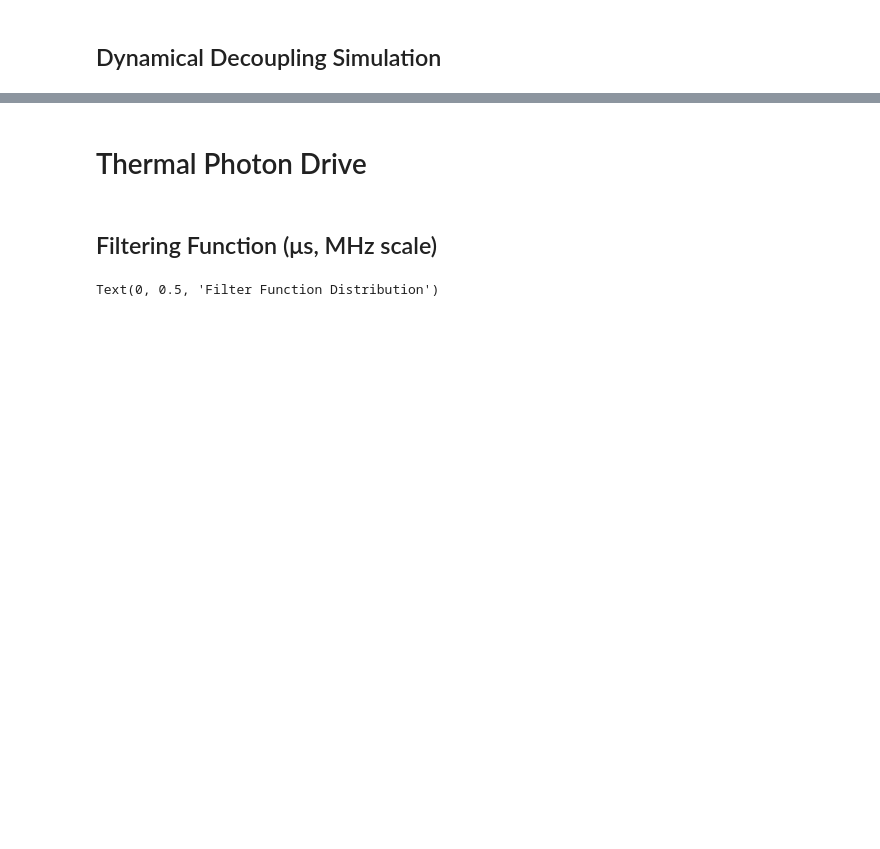
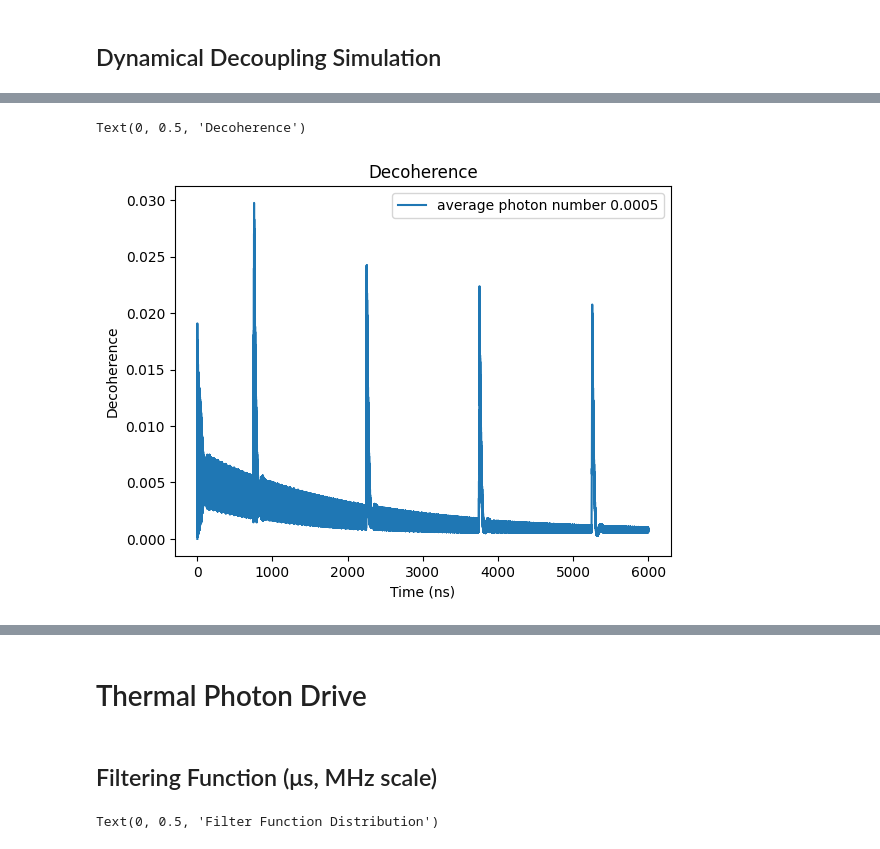
Before and after one commit to BrainConnection/Dynamical_Decoupling_Project, a Jupyter notebook: Paper Reproduce.ipynb, the cells around one changed output, grey strips where cells are left out. Cells and saved outputs as stored; diff of their text form; code cells hidden in the pictures; blank space fills up the shorter version.

```diff
--- a/Paper Reproduce.ipynb
+++ b/Paper Reproduce.ipynb
@@ -306,0 +278,12 @@ pluslist = np.array(pluslist)
+# %%
+# Plot Results
+
+plt.plot(tlist[:60000], result.expect[4][:60000], label = 'average photon number 0.0005')
+
+plt.legend(loc = 0)
+plt.title('Decoherence')
+plt.xlabel('Time (ns)')
+plt.ylabel('Decoherence')
+# %% [output]
+Text(0, 0.5, 'Decoherence')
+[figure, added]
```
Also changed, not shown: parts of 34 cells of this notebook.
